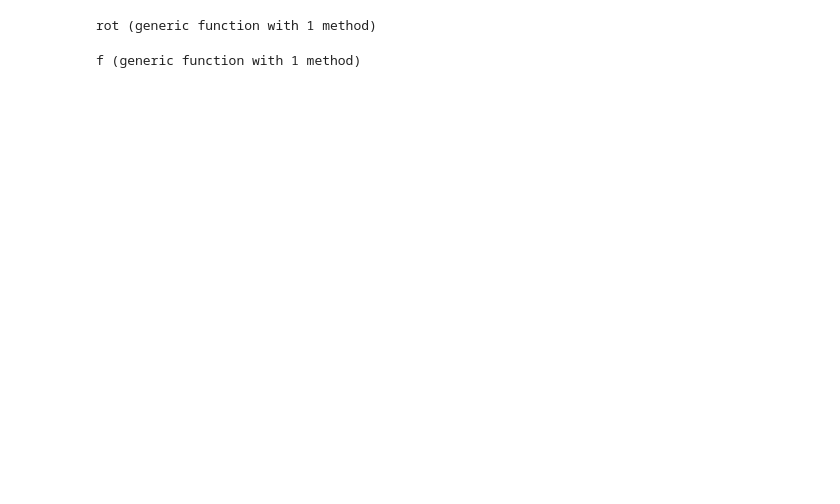
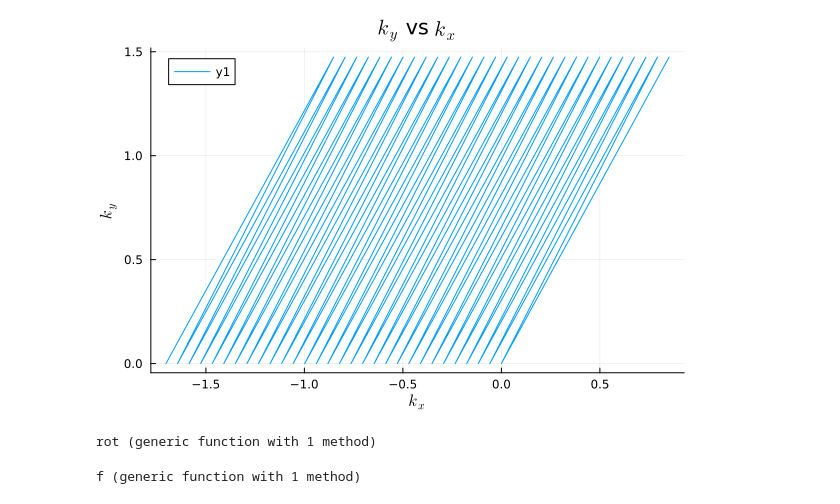
Before and after one commit to aviVadali/Summer2024, a Jupyter notebook: RMG.ipynb, the cells around one changed output. Drawn from its saved outputs; the diff is of its cells as text; code cells hidden in the pictures; blank space fills up the shorter version.

```diff
--- a/RMG.ipynb
+++ b/RMG.ipynb
@@ -5,0 +31,23 @@ using Plots
+# %%
+# Set the system parameters
+a = 2.46
+uD = 1
+t0 = 3.1
+t1 = 0.38
+t2 = -0.21
+t3 = 0.29
+t4 = 0.141
+Nl = 4
+# pd is point-density
+pd = 30
+# nvals is number of eigenvalues
+nvals = 2 * Nl
+xlim = 4*pi/(3*a)
+ylim = 2*pi*sqrt(3)/(3*a)
+samps = 1000
+k_range = range(-2*pi/a, 2*pi/a, samps)
+# These vectors will be useful for computing energies at high-symmetry (K and K') points
+G1 = [2*pi/a; -2*pi/(sqrt(3) * a)]
+G2 = [0; 2*pi/a * 2/sqrt(3)]
+K = (2/3) * G1 + (1/3) * G2
+Kp = (1/3) * G1 + (2/3) * G2
@@ -6,3 +66,9 @@ using Plots
+# %%
+# Example of mesh-grid of pd = 80
+k_mesh = gen_grid(xlim, ylim, pd)
+plot(k_mesh[:, 1], k_mesh[:, 2], title = L"$k_y$ vs $k_x$", xlabel = L"$k_x$", ylabel = L"$k_y$")
+# %% [output]
+[figure, added]
 # %%
 # 2D CCW rotation of v by theta
 function rot(theta, v)
```
Also changed, not shown: parts of 21 cells of this notebook.
